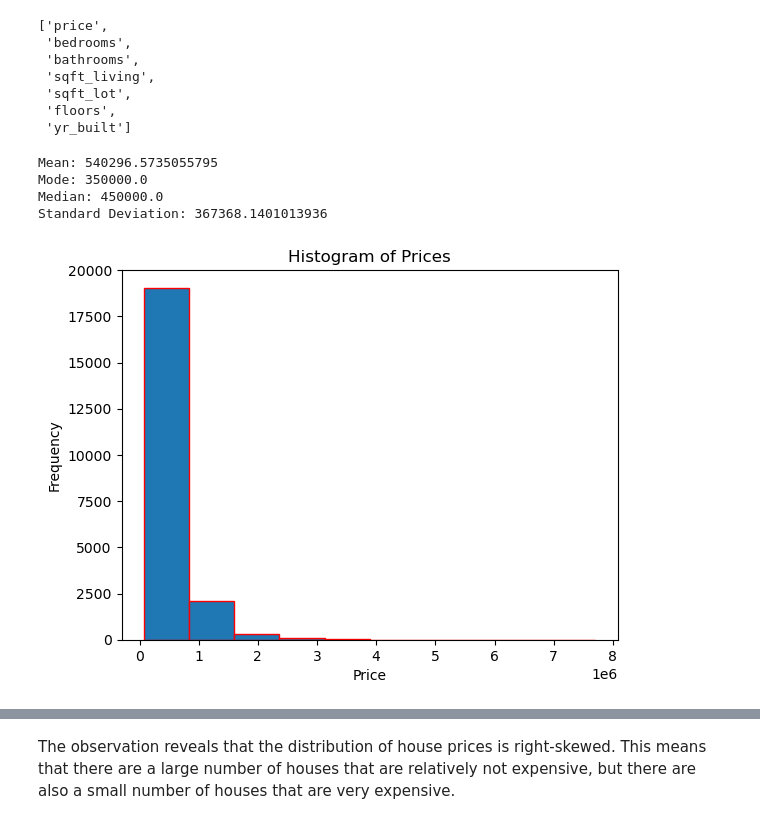
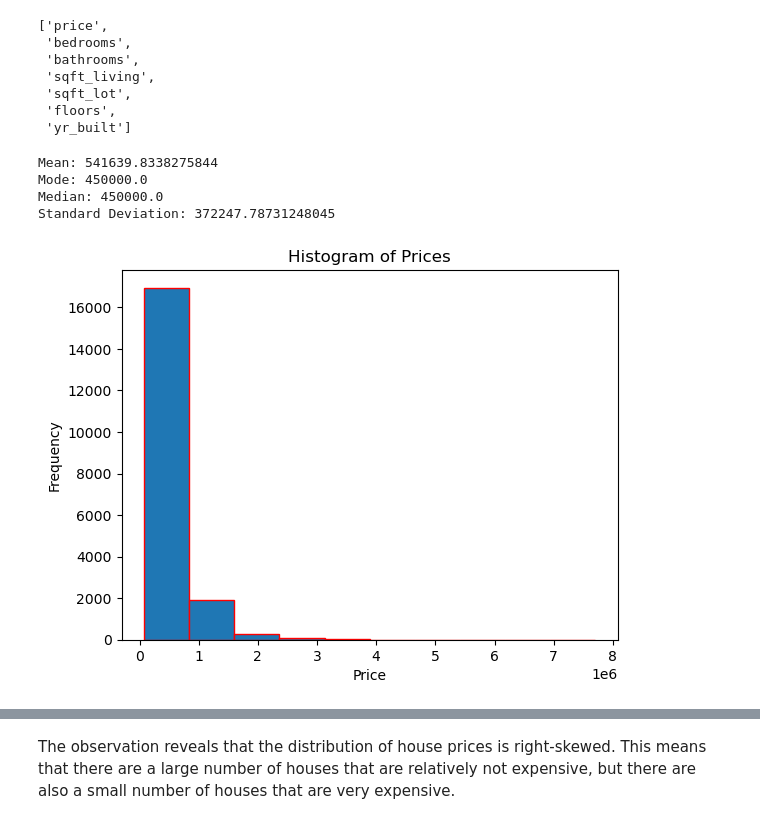
Before and after one commit to mbuvimuia/Northwest-County-Housing-Analysis, a Jupyter notebook: student.ipynb, the cells around one changed output, grey strips where cells are left out. Drawn from its saved outputs; the diff is of its cells as text; code cells hidden in the pictures.

```diff
--- a/student.ipynb
+++ b/student.ipynb
@@ -324,30 +324,30 @@ Numeric
  'yr_built']
 # %%
 # Checking on measures of central tendency and dispersion
-price_mean = df["price"].mean()
-price_mode = df["price"].mode()[0]
-price_median = df["price"].median()
-price_std = df["price"].std()
+price_mean = new_data["price"].mean()
+price_mode = new_data["price"].mode()[0]
+price_median = new_data["price"].median()
+price_std = new_data["price"].std()
 
 print("Mean:", price_mean)
 print("Mode:", price_mode)
 print("Median:", price_median)
 print("Standard Deviation:", price_std)
 # %% [output]
-Mean: 540296.5735055795
-Mode: 350000.0
+Mean: 541639.8338275844
+Mode: 450000.0
 Median: 450000.0
-Standard Deviation: 367368.1401013936
+Standard Deviation: 372247.78731248045
 # %%
 # Plotting a histogram of price
 
-plt.hist(df["price"], bins=10, edgecolor='red')
+plt.hist(new_data["price"], bins=10, edgecolor='red')
 plt.xlabel("Price")
 plt.ylabel("Frequency")
 plt.title("Histogram of Prices")
 plt.savefig('Visualization1')
 # %% [output]
-[figure, old version]
+[figure, new version]
 # %%
 # Plotting a histogram/kernel density estimate of price
 
```
Also changed, not shown: parts of 6 cells of this notebook, 2 other files.
